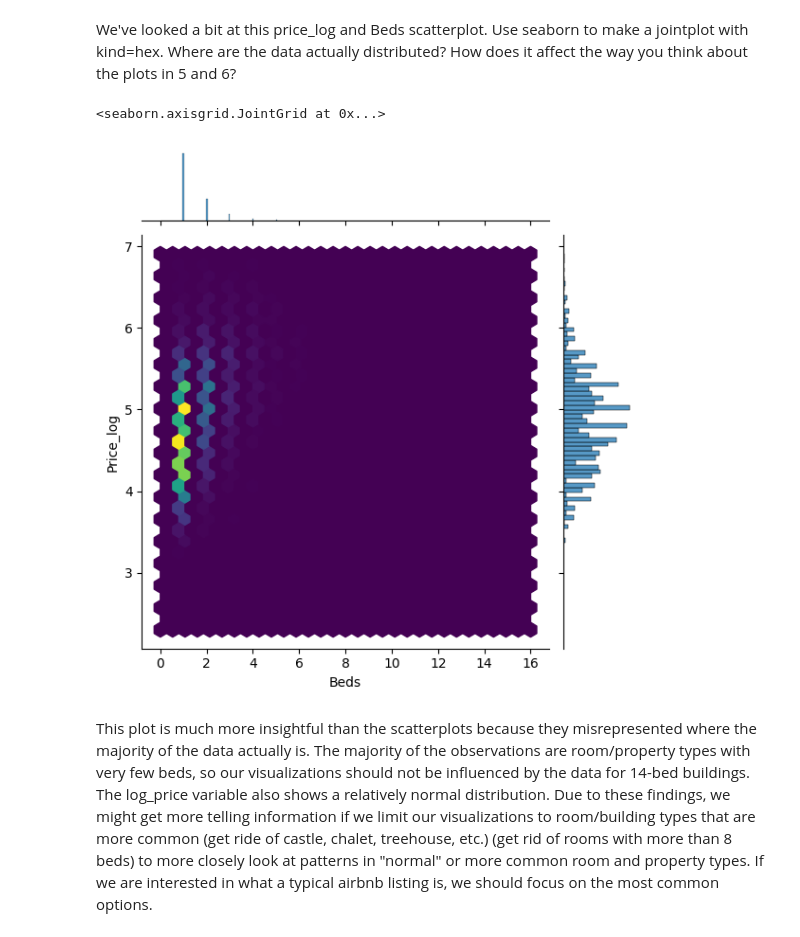
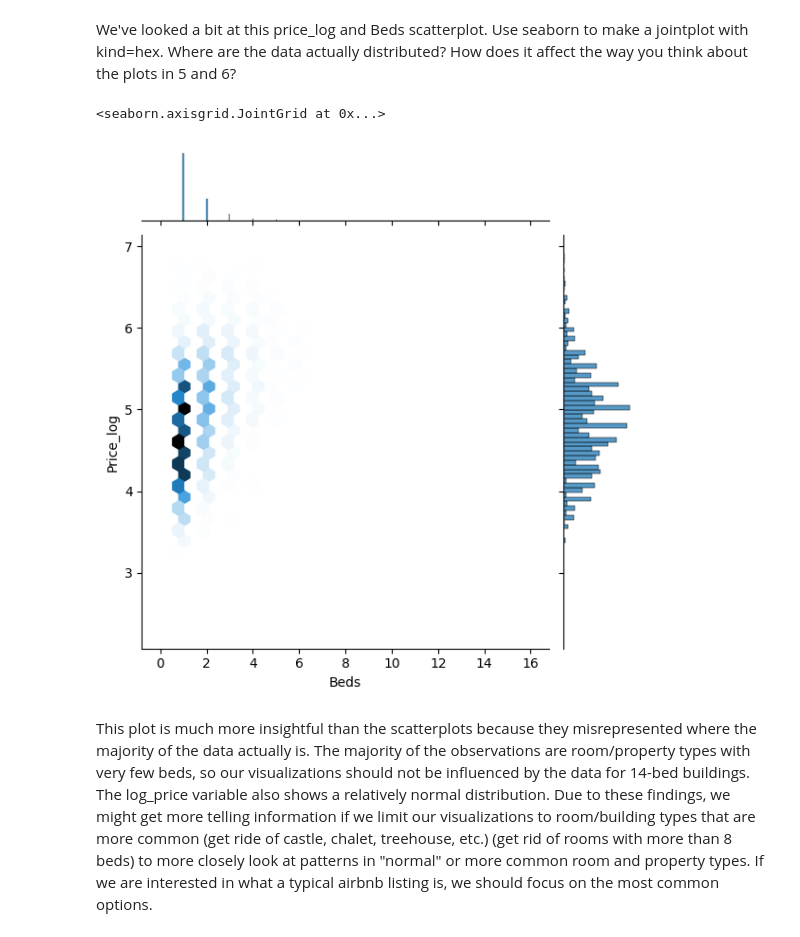
Before and after one commit to fwx5ax/EDA, a Jupyter notebook: assignment/assignment.ipynb, the cells around one changed output. Saved outputs shown, nothing was run; the diff lists cells and outputs as text; code cells hidden in the pictures.

```diff
--- a/assignment/assignment.ipynb
+++ b/assignment/assignment.ipynb
@@ -375,10 +375,10 @@ air.groupby(['Room Type', 'Property Type'])['Price'].describe()
 # %% [markdown]
 We've looked a bit at this price_log and Beds scatterplot. Use seaborn to make a jointplot with kind=hex. Where are the data actually distributed? How does it affect the way you think about the plots in 5 and 6?
 # %%
-sns.jointplot(data=air, x='Beds', y='Price_log', kind='hex', gridsize=30, cmap='viridis')
+sns.jointplot(data=air, x='Beds', y='Price_log', kind='hex', gridsize=30)
 # %% [output]
 <seaborn.axisgrid.JointGrid at 0x...>
-[figure, old version]
+[figure, new version]
 # %% [markdown]
 This plot is much more insightful than the scatterplots because they misrepresented where the majority of the data actually is. The majority of the observations are room/property types with very few beds, so our visualizations should not be influenced by the data for 14-bed buildings. The log_price variable also shows a relatively normal distribution. Due to these findings, we might get more telling information if we limit our visualizations to room/building types that are more common (get ride of castle, chalet, treehouse, etc.) (get rid of rooms with more than 8 beds) to more closely look at patterns in "normal" or more common room and property types. If we are interested in what a typical airbnb listing is, we should focus on the most common options.
 # %% [markdown]
```
